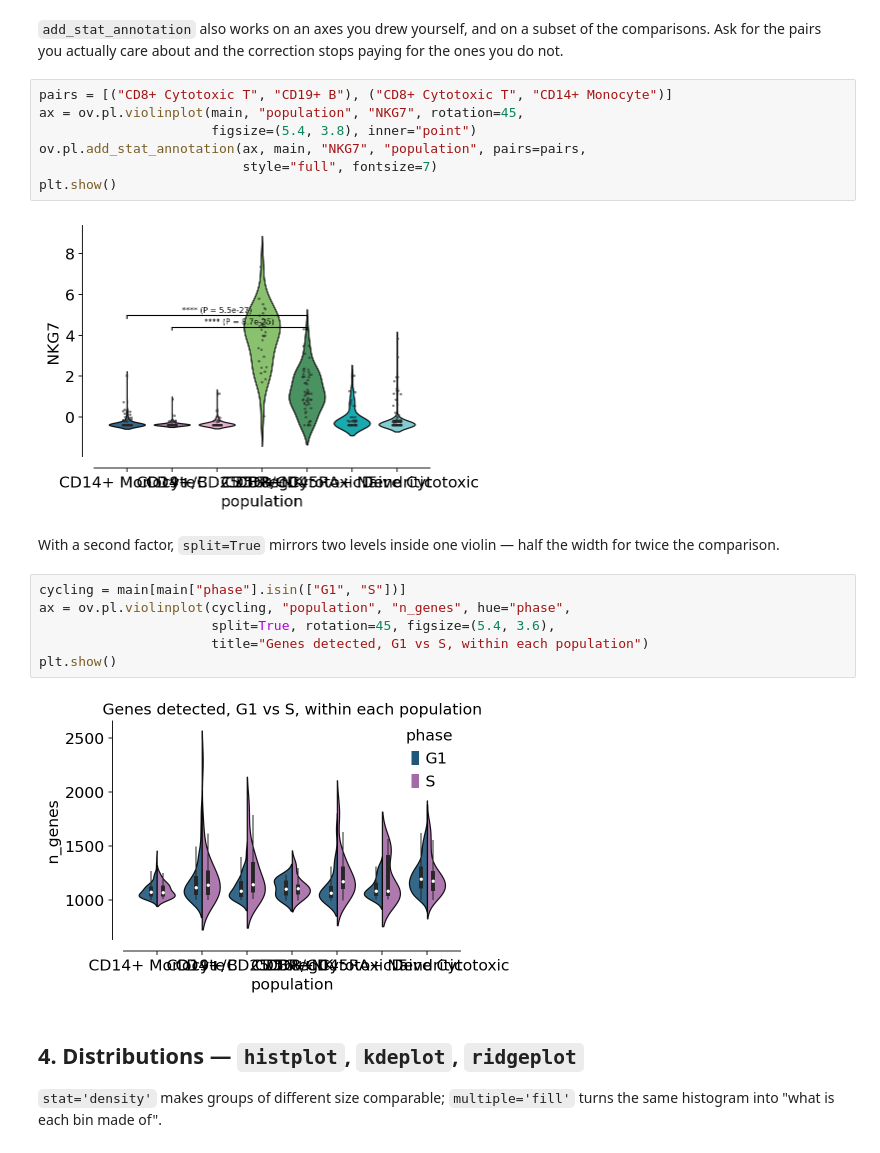
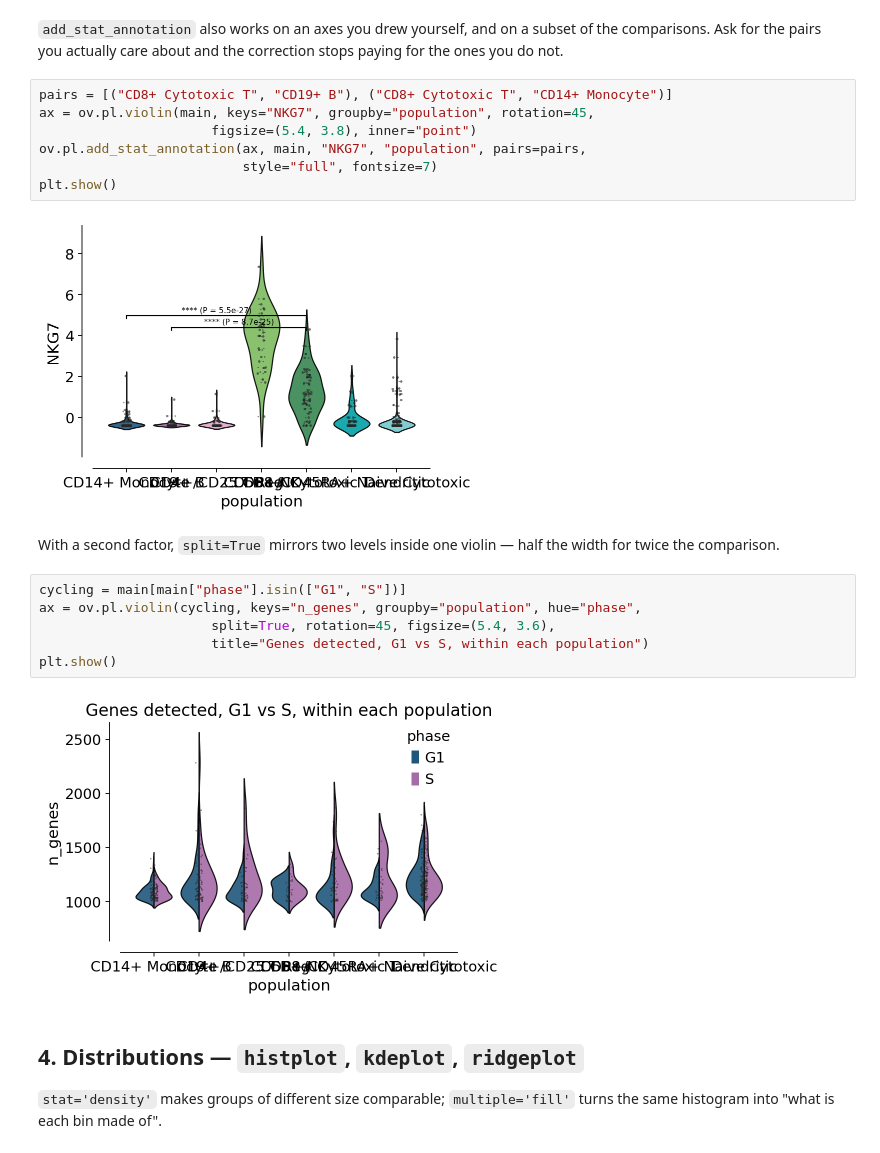
Before and after one commit to Starlitnightly/omicverse-tutorials, a Jupyter notebook: docs/Tutorials-plotting/t_statistical_plots.ipynb, the cells around one changed output. Drawn from its saved outputs; the diff is of its cells as text.

```diff
--- a/docs/Tutorials-plotting/t_statistical_plots.ipynb
+++ b/docs/Tutorials-plotting/t_statistical_plots.ipynb
@@ -226,24 +226,24 @@ subset of the comparisons. Ask for the pairs you actually care about and the
 correction stops paying for the ones you do not.
 # %%
 pairs = [("CD8+ Cytotoxic T", "CD19+ B"), ("CD8+ Cytotoxic T", "CD14+ Monocyte")]
-ax = ov.pl.violinplot(main, "population", "NKG7", rotation=45,
+ax = ov.pl.violin(main, keys="NKG7", groupby="population", rotation=45,
                       figsize=(5.4, 3.8), inner="point")
 ov.pl.add_stat_annotation(ax, main, "NKG7", "population", pairs=pairs,
                           style="full", fontsize=7)
 plt.show()
 # %% [output]
-[figure, old version]
+[figure, new version]
 # %% [markdown]
 With a second factor, `split=True` mirrors two levels inside one violin —
 half the width for twice the comparison.
 # %%
 cycling = main[main["phase"].isin(["G1", "S"])]
-ax = ov.pl.violinplot(cycling, "population", "n_genes", hue="phase",
+ax = ov.pl.violin(cycling, keys="n_genes", groupby="population", hue="phase",
                       split=True, rotation=45, figsize=(5.4, 3.6),
                       title="Genes detected, G1 vs S, within each population")
 plt.show()
 # %% [output]
-[figure, old version]
+[figure, new version]
 # %% [markdown]
 ## 4. Distributions — `histplot`, `kdeplot`, `ridgeplot`
 
```
Also changed, not shown: parts of 4 cells of this notebook, 1 other file.
